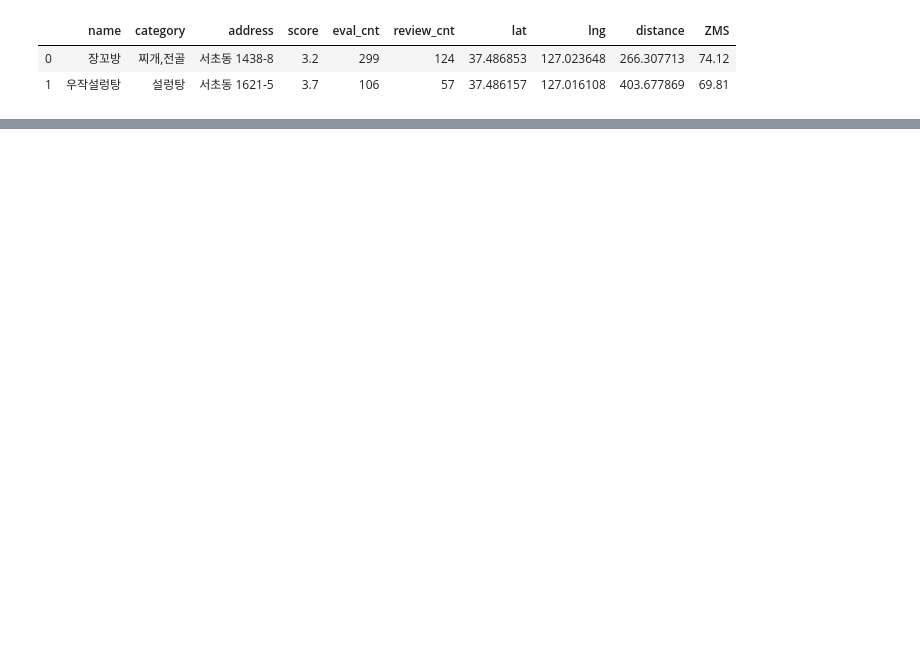
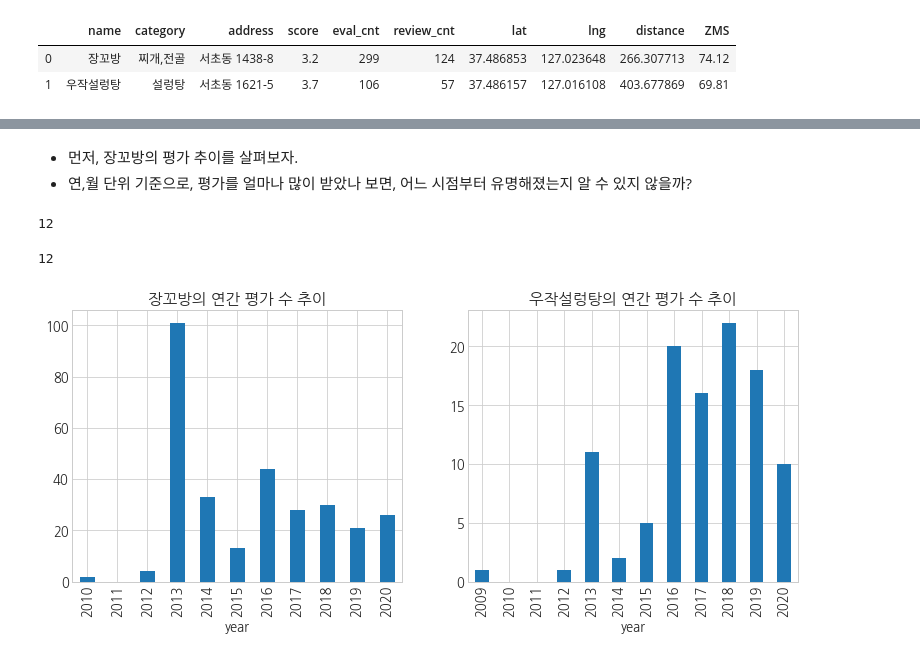
Before and after one commit to Sean-Parkk/playdata_miniproject, a Jupyter notebook: 귀여운펭귄처럼_분석.ipynb, the cells around one changed output, grey strips where cells are left out. Cells and saved outputs as stored; diff of their text form; code cells hidden in the pictures; blank space fills up the shorter version.

Commit message:
Visualization (ing)

```diff
--- a/귀여운펭귄처럼_분석.ipynb
+++ b/귀여운펭귄처럼_분석.ipynb
@@ -374,0 +472,4 @@ df_700.head(2)
+# %%
+# review_jgb.to_csv('source/Restaurant_analysis_miniproject/review_jgb.csv', index=False)
+review_jgb = pd.read_csv('source/Restaurant_analysis_miniproject/review_jgb.csv')
+review_jgb.shape
@@ -374,0 +484,4 @@ df_700.head(2)
+# %%
+# review_wj.to_csv('source/Restaurant_analysis_miniproject/review_wj.csv', index=False)
+review_wj = pd.read_csv('source/Restaurant_analysis_miniproject/review_wj.csv')
+review_wj.shape
@@ -374,0 +496,6 @@ df_700.head(2)
+# %%
+review_jgb.date = pd.to_datetime(review_jgb['date'])
+review_wj.date = pd.to_datetime(review_wj['date'])
+
+review_jgb.set_index('date', inplace=True)
+review_wj.set_index('date', inplace=True)
@@ -374,0 +522,28 @@ df_700.head(2)
+# %% [markdown]
+* 먼저, 장꼬방의 평가 추이를 살펴보자.
+* 연,월 단위 기준으로, 평가를 얼마나 많이 받았나 보면, 어느 시점부터 유명해졌는지 알 수 있지 않을까?
+# %%
+len(review_wj['score'].resample('y').mean().index)
+# %% [output]
+12
+# %%
+len(review_wj['score'].resample('y'))
+# %% [output]
+12
+# %%
+f, ax = plt.subplots(1, 2, figsize=(13, 5))
+review_jgb['score'].resample('y').count().plot('bar', ax=ax[0])
+ax[0].set_xticks(range(len(review_jgb['score'].resample('y'))))
+ax[0].set_xticklabels(review_jgb['score'].resample('y').mean().index.year)
+ax[0].set_xlabel('year')
+ax[0].set_title('장꼬방의 연간 평가 수 추이')
+
+review_wj['score'].resample('y').count().plot('bar', ax=ax[1])
+ax[1].set_xticks(range(len(review_wj['score'].resample('y'))))
+ax[1].set_xticklabels(review_wj['score'].resample('y').mean().index.year)
+ax[1].set_xlabel('year')
+ax[1].set_title('우작설렁탕의 연간 평가 수 추이')
+
+plt.show()
+# %% [output]
+[figure, added]
```
Also changed, not shown: parts of 23 cells of this notebook.
